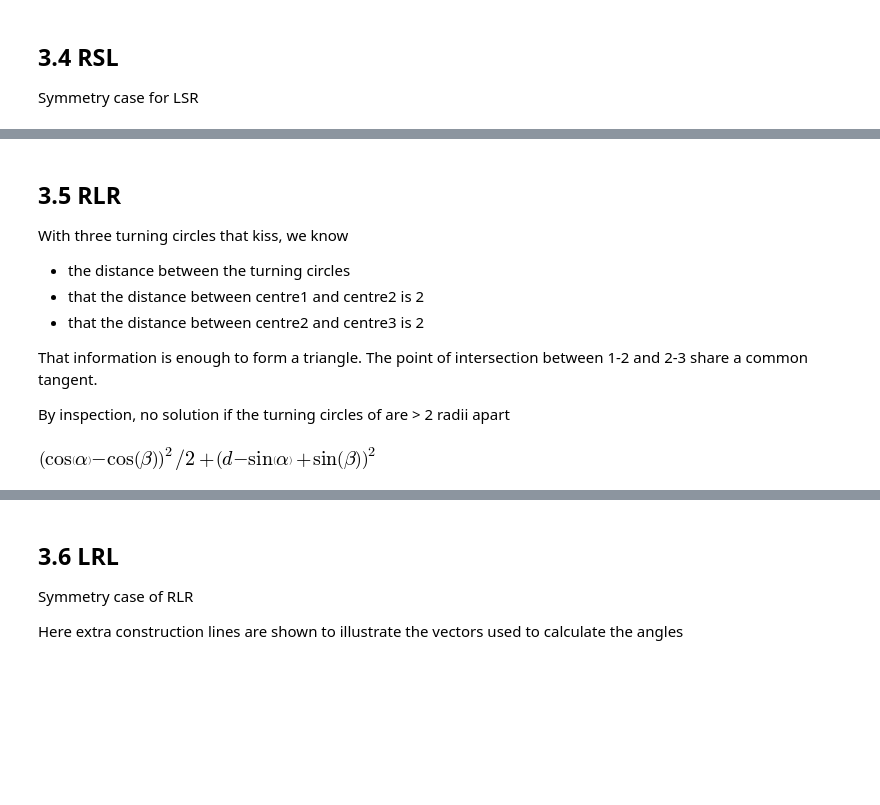
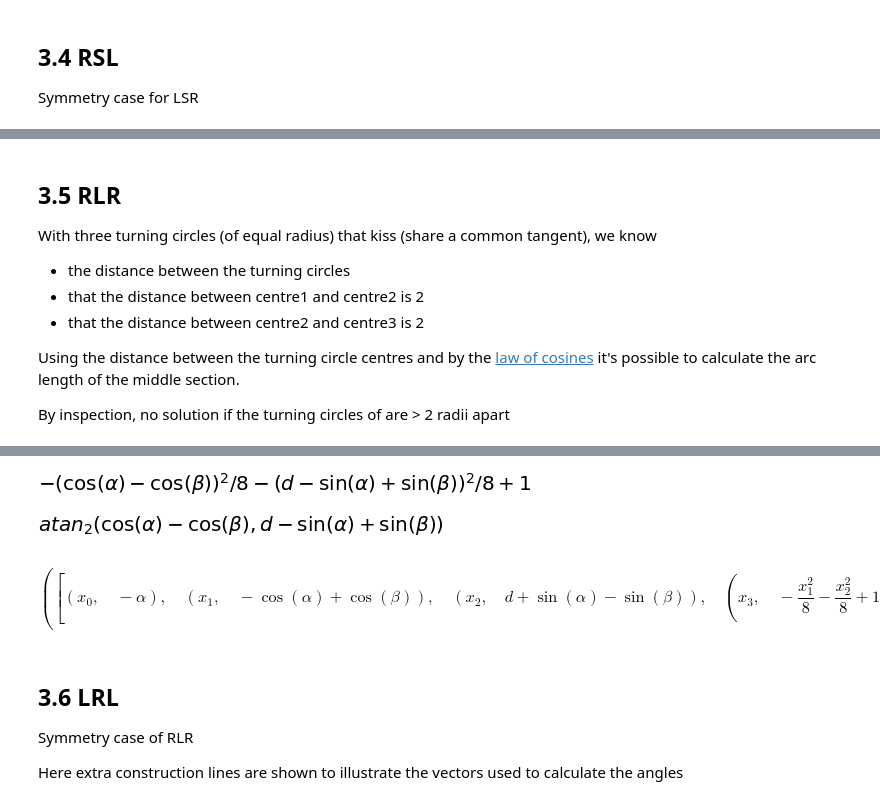
Before and after one commit to AndrewWalker/ipython-notebooks, a Jupyter notebook: 03_numerical/dubins/dubins_symbolic_solution.ipynb, the cells around one changed output, grey strips where cells are left out. Saved outputs shown, nothing was run; the diff lists cells and outputs as text; code cells hidden in the pictures; blank space fills up the shorter version.

```diff
--- a/03_numerical/dubins/dubins_symbolic_solution.ipynb
+++ b/03_numerical/dubins/dubins_symbolic_solution.ipynb
@@ -198,22 +244,30 @@ sympy.simplify(p_sq)
 # %% [markdown]
 ## 3.5 RLR
 
-With three turning circles that kiss, we know
+With three turning circles (of equal radius) that kiss (share a common tangent), we know
 
 - the distance between the turning circles
 - that the distance between centre1 and centre2 is 2
 - that the distance between centre2 and centre3 is 2
 
-That information is enough to form a triangle. The point of intersection between 1-2 and 2-3 share a common tangent.
+Using the distance between the turning circle centres and by the [law of cosines](https://en.wikipedia.org/wiki/Law_of_cosines) it's possible to calculate the arc length of the middle section.
 
 By inspection, no solution if the turning circles of are > 2 radii apart
-# %%
-cx1, cy1 = circ_R(0, 0, a)
-cx2, cy2 = circ_R(d, 0, b)
-dx = cx2-cx1
-dy = cy2-cy1
-dx**2+dy**2/2
-# %% [output]
-[figure, removed]
 # %% [markdown]
 <img src="files/RLR.svg">
+# %%
+cx1, cy1 = circ_R(0, 0, a)
+cx2, cy2 = circ_R(d, 0, b)
+dx = cx2-cx1
+dy = cy2-cy1
+cdist = dx**2+dy**2
+# %%
+e = 1-(cdist)/8
+e
+# %% [output]
+[figure, added]
+# %%
+phi = atan2(dy, dx)
+phi
+# %% [output]
+[figure, added]
@@ -220,3 +278,10 @@ dx**2+dy**2/2
+# %%
+RLR_succ = sympy.Matrix([t, p, q])
+RLR_constraint = Abs(e) <= 1
+RLR_Symbols = (RLR_succ, RLR_constraint)
+sympy.cse(RLR_Symbols)
+# %% [output]
+$$\left ( \left [ \left ( x_{0}, \quad - \alpha\right ), \quad \left ( x_{1}, \quad - \cos{\left (\alpha \right )} + \cos{\left (\beta \right )}\right ), \quad \left ( x_{2}, \quad d + \sin{\left (\alpha \right )} - \sin{\left (\beta \right )}\right ), \quad \left ( x_{3}, \quad - \frac{x_{1}^{2}}{8} - \frac{x_{2}^{2}}{8} + 1\right ), \quad \left ( x_{4}, \quad 2 \pi\right ), \quad \left ( x_{5}, \quad x_{3}\bmod{x_{4}}\right ), \quad \left ( x_{6}, \quad \left(x_{0} + \frac{x_{5}}{2} - \operatorname{atan_{2}}{\left (x_{1},x_{2} \right )}\right)\bmod{x_{4}}\right )\right ], \quad \left [ \left[\begin{matrix}x_{6}\\x_{5}\\\left(x_{0} + x_{5} - x_{6} + \left(\beta\bmod{x_{4}}\right)\right)\bmod{x_{4}}\end{matrix}\right], \quad \left|{x_{3}}\right| \leq 1\right ]\right )$$
 # %% [markdown]
 ## 3.6 LRL
 
```
Also changed, not shown: parts of 37 cells of this notebook, 2 other files.
